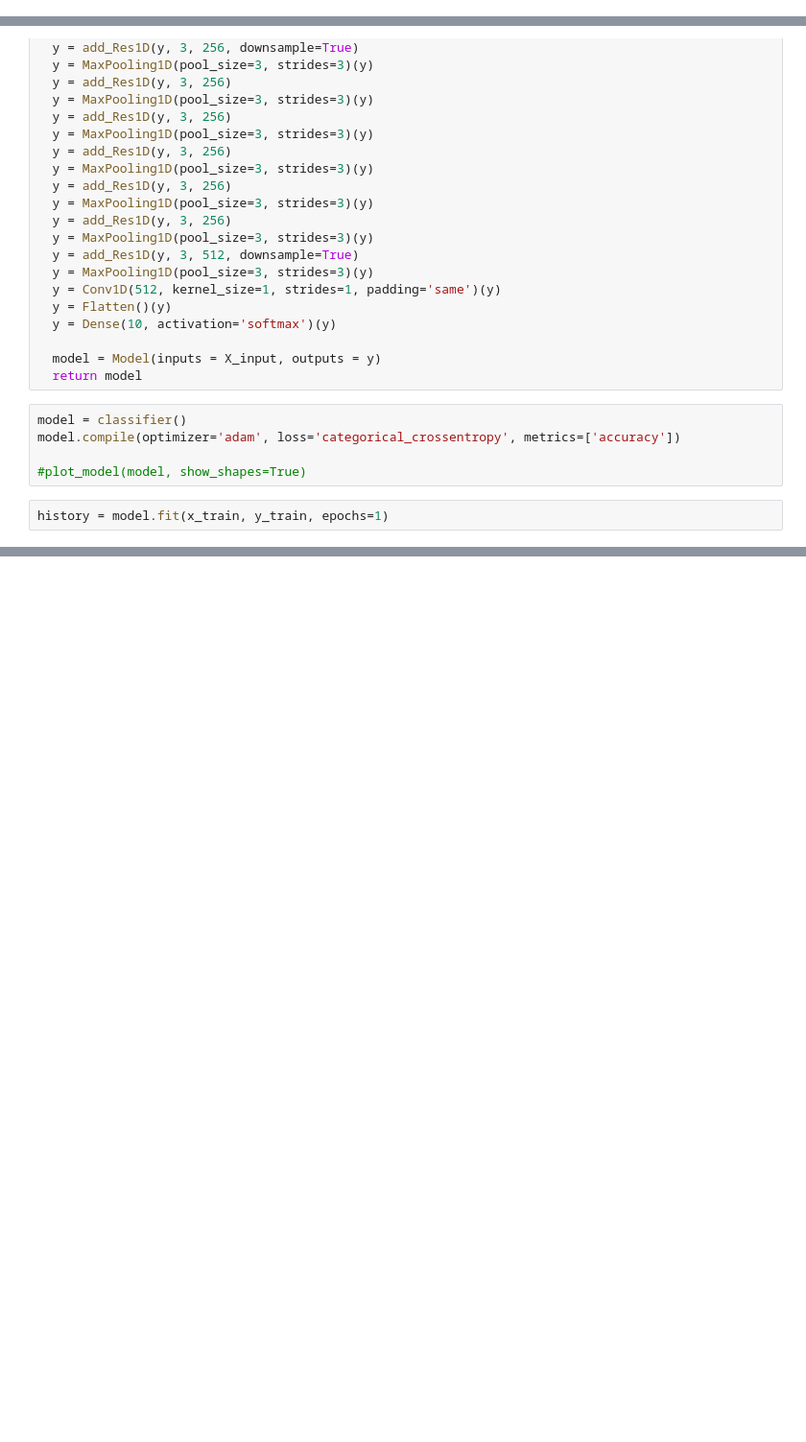
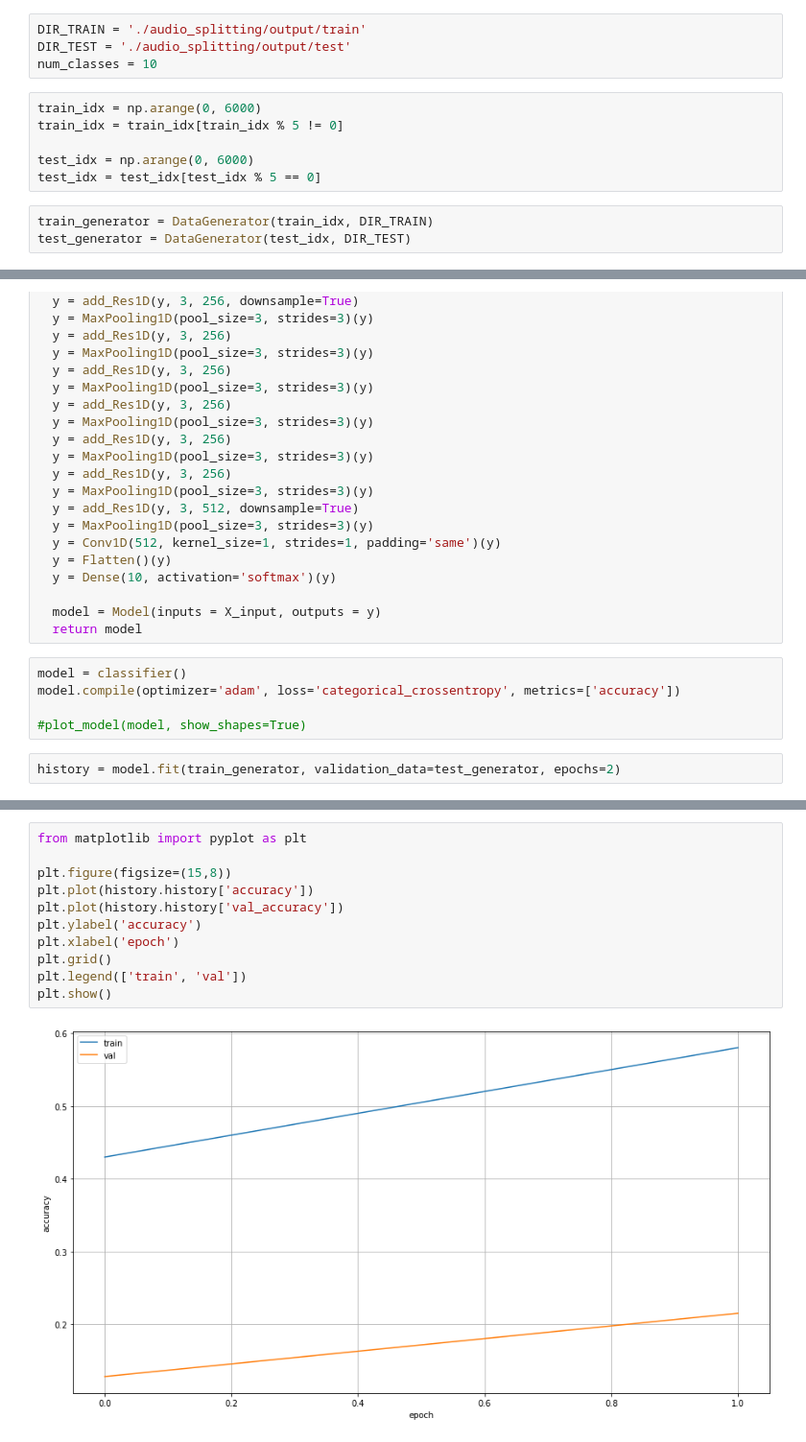
Before and after one commit to wojciechsadlik/MGU-CGANMusicConverter, a Jupyter notebook: raw_audio_classifier.ipynb, the cells around one changed output, grey strips where cells are left out. Shown at 96% size. Saved outputs shown, nothing was run; the diff lists cells and outputs as text; blank space fills up the shorter version.

```diff
--- a/raw_audio_classifier.ipynb
+++ b/raw_audio_classifier.ipynb
@@ -60,3 +77,16 @@ y_train.len = 4800
+# %%
+DIR_TRAIN = './audio_splitting/output/train'
+DIR_TEST = './audio_splitting/output/test'
+num_classes = 10
+# %%
+train_idx = np.arange(0, 6000)
+train_idx = train_idx[train_idx % 5 != 0]
+
+test_idx = np.arange(0, 6000)
+test_idx = test_idx[test_idx % 5 == 0]
+# %%
+train_generator = DataGenerator(train_idx, DIR_TRAIN)
+test_generator = DataGenerator(test_idx, DIR_TEST)
 # %%
 from keras.layers.pooling import MaxPooling1D
 from keras.backend import in_top_k
@@ -123,4 +153,4 @@ model.compile(optimizer='adam', loss='categorical_crossentropy', metrics=['accur
 
 #plot_model(model, show_shapes=True)
 # %%
-history = model.fit(x_train, y_train, epochs=1)
+history = model.fit(train_generator, validation_data=test_generator, epochs=2)
@@ -126,0 +162,13 @@ history = model.fit(x_train, y_train, epochs=1)
+# %%
+from matplotlib import pyplot as plt
+
+plt.figure(figsize=(15,8))
+plt.plot(history.history['accuracy'])
+plt.plot(history.history['val_accuracy'])
+plt.ylabel('accuracy')
+plt.xlabel('epoch')
+plt.grid()
+plt.legend(['train', 'val'])
+plt.show()
+# %% [output]
+[figure, added]
```
Also changed, not shown: parts of 4 cells of this notebook.
